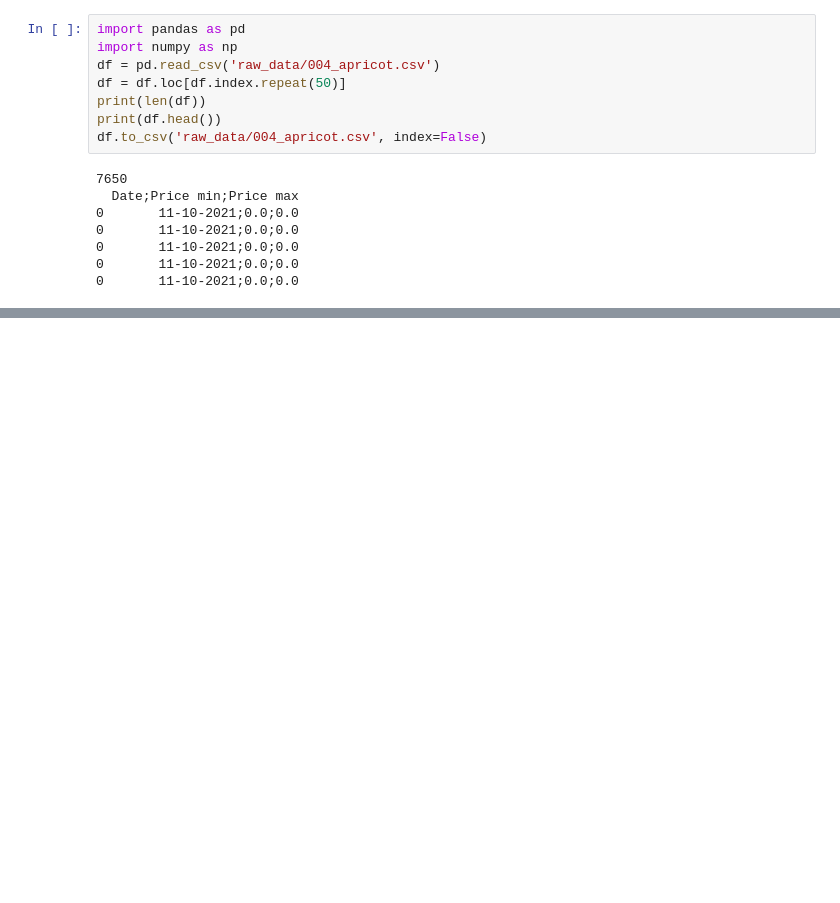
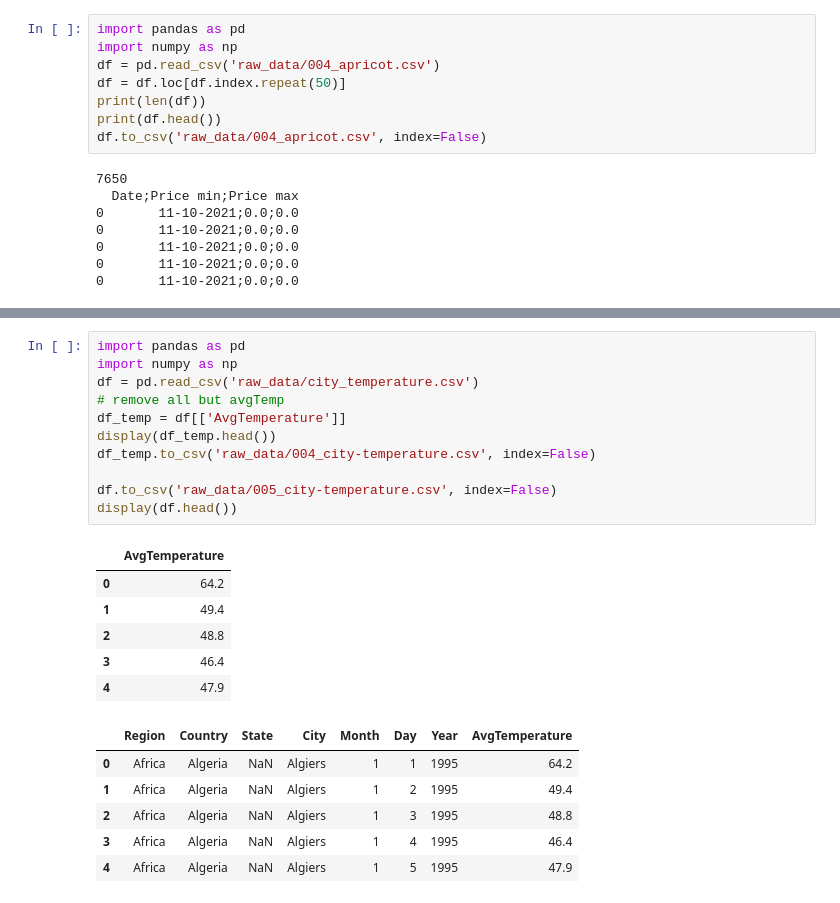
Before and after one commit to JoeyShapiro/TimeSeriesGPT, a Jupyter notebook: data.ipynb, the cells around one changed output, grey strips where cells are left out. Cells and saved outputs as stored; diff of their text form; blank space fills up the shorter version.

```diff
--- a/data.ipynb
+++ b/data.ipynb
@@ -141,3 +141,27 @@ df.to_csv('raw_data/004_banana.csv', index=False)
 0       28-02-2022;2.0;2.6
 0       28-02-2022;2.0;2.6
 0       28-02-2022;2.0;2.6
+# %%
+import pandas as pd
+import numpy as np
+df = pd.read_csv('raw_data/city_temperature.csv')
+# remove all but avgTemp
+df_temp = df[['AvgTemperature']]
+display(df_temp.head())
+df_temp.to_csv('raw_data/004_city-temperature.csv', index=False)
+
+df.to_csv('raw_data/005_city-temperature.csv', index=False)
+display(df.head())
+# %% [output]
+|  | AvgTemperature |
+| 0 | 64.2 |
+| 1 | 49.4 |
+| 2 | 48.8 |
+| 3 | 46.4 |
+| 4 | 47.9 |
+|  | Region | Country | State | City | Month | Day | Year | AvgTemperature |
+| 0 | Africa | Algeria | NaN | Algiers | 1 | 1 | 1995 | 64.2 |
+| 1 | Africa | Algeria | NaN | Algiers | 1 | 2 | 1995 | 49.4 |
+| 2 | Africa | Algeria | NaN | Algiers | 1 | 3 | 1995 | 48.8 |
+| 3 | Africa | Algeria | NaN | Algiers | 1 | 4 | 1995 | 46.4 |
+| 4 | Africa | Algeria | NaN | Algiers | 1 | 5 | 1995 | 47.9 |
```
Also changed, not shown: parts of 2 cells of this notebook, 1 other file.
